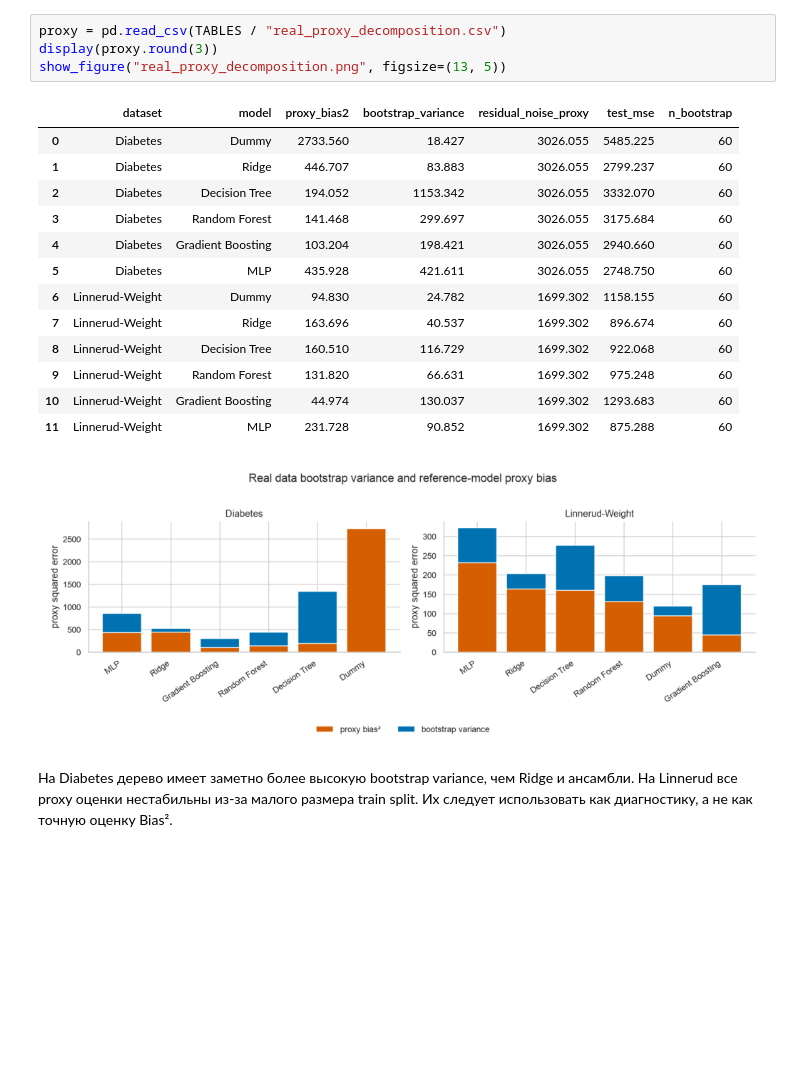
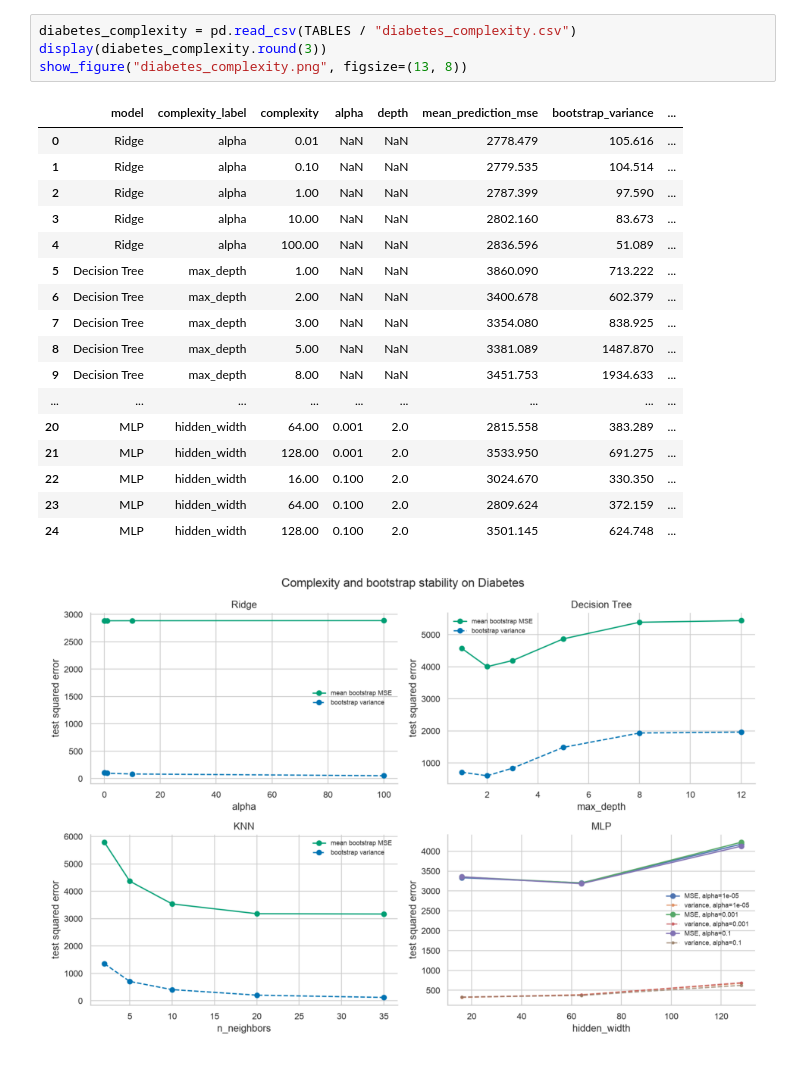
Before and after one commit to Mr-Nick14/Bias-Variance-Decomposition, a Jupyter notebook: research.ipynb, the cells around one changed output. Drawn from its saved outputs; the diff is of its cells as text; blank space fills up the shorter version.

```diff
--- a/research.ipynb
+++ b/research.ipynb
@@ -202,21 +203,23 @@ show_figure("real_model_comparison.png", figsize=(13, 5))
 # %%
-proxy = pd.read_csv(TABLES / "real_proxy_decomposition.csv")
-display(proxy.round(3))
-show_figure("real_proxy_decomposition.png", figsize=(13, 5))
+diabetes_complexity = pd.read_csv(TABLES / "diabetes_complexity.csv")
+display(diabetes_complexity.round(3))
+show_figure("diabetes_complexity.png", figsize=(13, 8))
 # %% [output]
-|  | dataset | model | proxy_bias2 | bootstrap_variance | residual_noise_proxy | test_mse | n_bootstrap |
-| 0 | Diabetes | Dummy | 2733.560 | 18.427 | 3026.055 | 5485.225 | 60 |
-| 1 | Diabetes | Ridge | 446.707 | 83.883 | 3026.055 | 2799.237 | 60 |
-| 2 | Diabetes | Decision Tree | 194.052 | 1153.342 | 3026.055 | 3332.070 | 60 |
-| 3 | Diabetes | Random Forest | 141.468 | 299.697 | 3026.055 | 3175.684 | 60 |
-| 4 | Diabetes | Gradient Boosting | 103.204 | 198.421 | 3026.055 | 2940.660 | 60 |
-| 5 | Diabetes | MLP | 435.928 | 421.611 | 3026.055 | 2748.750 | 60 |
-| 6 | Linnerud-Weight | Dummy | 94.830 | 24.782 | 1699.302 | 1158.155 | 60 |
-| 7 | Linnerud-Weight | Ridge | 163.696 | 40.537 | 1699.302 | 896.674 | 60 |
-| 8 | Linnerud-Weight | Decision Tree | 160.510 | 116.729 | 1699.302 | 922.068 | 60 |
-| 9 | Linnerud-Weight | Random Forest | 131.820 | 66.631 | 1699.302 | 975.248 | 60 |
-| 10 | Linnerud-Weight | Gradient Boosting | 44.974 | 130.037 | 1699.302 | 1293.683 | 60 |
-| 11 | Linnerud-Weight | MLP | 231.728 | 90.852 | 1699.302 | 875.288 | 60 |
+|  | model | complexity_label | complexity | alpha | depth | mean_prediction_mse | bootstrap_variance | ... |
+| 0 | Ridge | alpha | 0.01 | NaN | NaN | 2778.479 | 105.616 | ... |
+| 1 | Ridge | alpha | 0.10 | NaN | NaN | 2779.535 | 104.514 | ... |
+| 2 | Ridge | alpha | 1.00 | NaN | NaN | 2787.399 | 97.590 | ... |
+| 3 | Ridge | alpha | 10.00 | NaN | NaN | 2802.160 | 83.673 | ... |
+| 4 | Ridge | alpha | 100.00 | NaN | NaN | 2836.596 | 51.089 | ... |
+| 5 | Decision Tree | max_depth | 1.00 | NaN | NaN | 3860.090 | 713.222 | ... |
+| 6 | Decision Tree | max_depth | 2.00 | NaN | NaN | 3400.678 | 602.379 | ... |
+| 7 | Decision Tree | max_depth | 3.00 | NaN | NaN | 3354.080 | 838.925 | ... |
+| 8 | Decision Tree | max_depth | 5.00 | NaN | NaN | 3381.089 | 1487.870 | ... |
+| 9 | Decision Tree | max_depth | 8.00 | NaN | NaN | 3451.753 | 1934.633 | ... |
+| ... | ... | ... | ... | ... | ... | ... | ... | ... |
+| 20 | MLP | hidden_width | 64.00 | 0.001 | 2.0 | 2815.558 | 383.289 | ... |
+| 21 | MLP | hidden_width | 128.00 | 0.001 | 2.0 | 3533.950 | 691.275 | ... |
+| 22 | MLP | hidden_width | 16.00 | 0.100 | 2.0 | 3024.670 | 330.350 | ... |
+| 23 | MLP | hidden_width | 64.00 | 0.100 | 2.0 | 2809.624 | 372.159 | ... |
+| 24 | MLP | hidden_width | 128.00 | 0.100 | 2.0 | 3501.145 | 624.748 | ... |
-[figure, old version]
+[figure, new version]
-# %% [markdown]
-На Diabetes дерево имеет заметно более высокую bootstrap variance, чем Ridge и ансамбли. На Linnerud все proxy оценки нестабильны из-за малого размера train split. Их следует использовать как диагностику, а не как точную оценку Bias².
```
Also changed, not shown: parts of 36 cells of this notebook, 6 other files.
